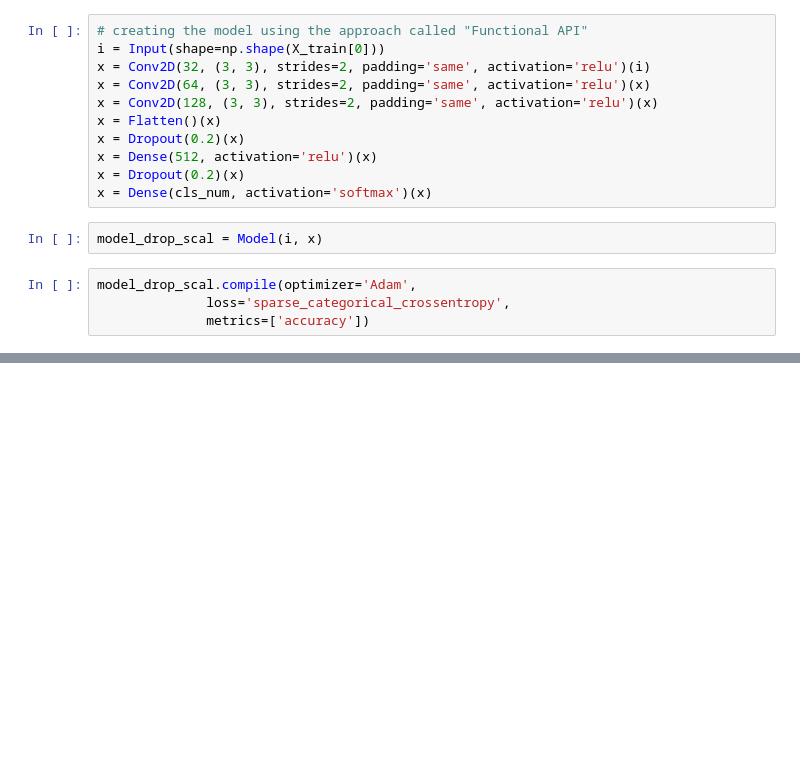
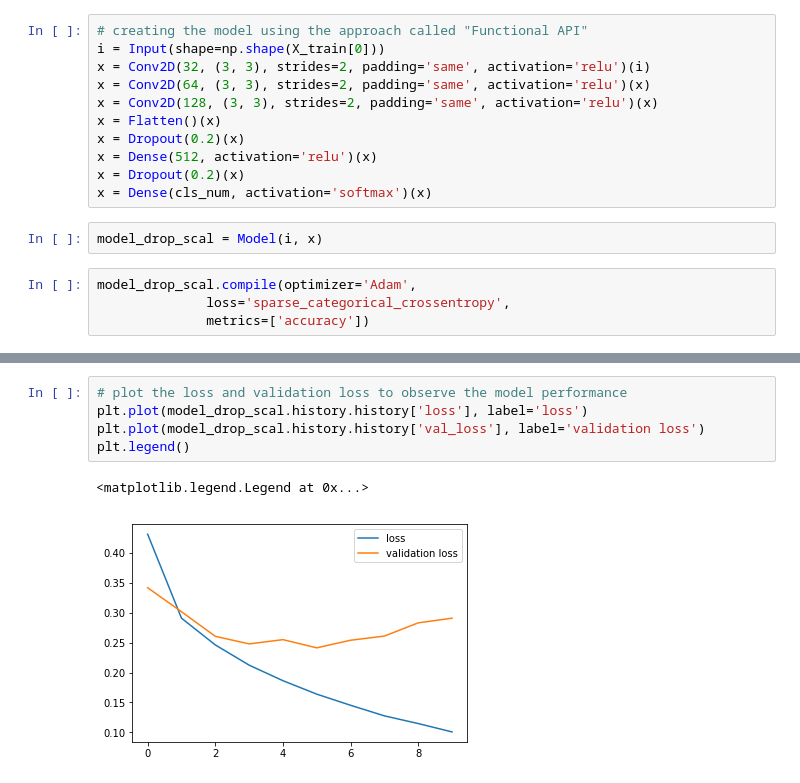
Before and after one commit to MohammadB88/ML_DS_Projects, a Jupyter notebook: Projects_DL_AI_Udemy/keras_Fashion_MNIST_dataset.ipynb, the cells around one changed output, grey strips where cells are left out. Saved outputs shown, nothing was run; the diff lists cells and outputs as text; blank space fills up the shorter version.

```diff
--- a/Projects_DL_AI_Udemy/keras_Fashion_MNIST_dataset.ipynb
+++ b/Projects_DL_AI_Udemy/keras_Fashion_MNIST_dataset.ipynb
@@ -196,0 +219,8 @@ Epoch 1/10
+# %%
+# plot the loss and validation loss to observe the model performance
+plt.plot(model_drop_scal.history.history['loss'], label='loss')
+plt.plot(model_drop_scal.history.history['val_loss'], label='validation loss')
+plt.legend()
+# %% [output]
+<matplotlib.legend.Legend at 0x...>
+[figure, added]
```
Also changed, not shown: parts of 15 cells of this notebook, 1 other file.
